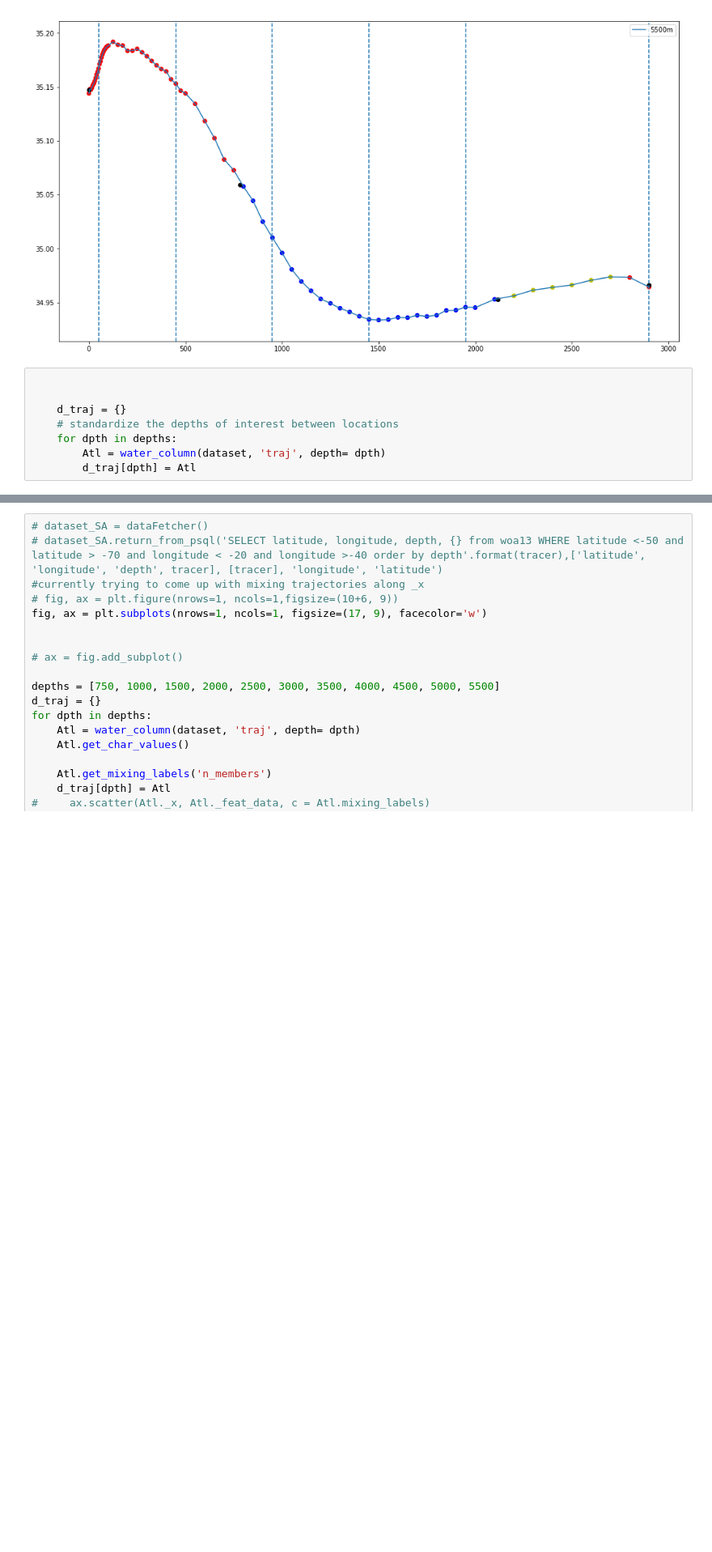
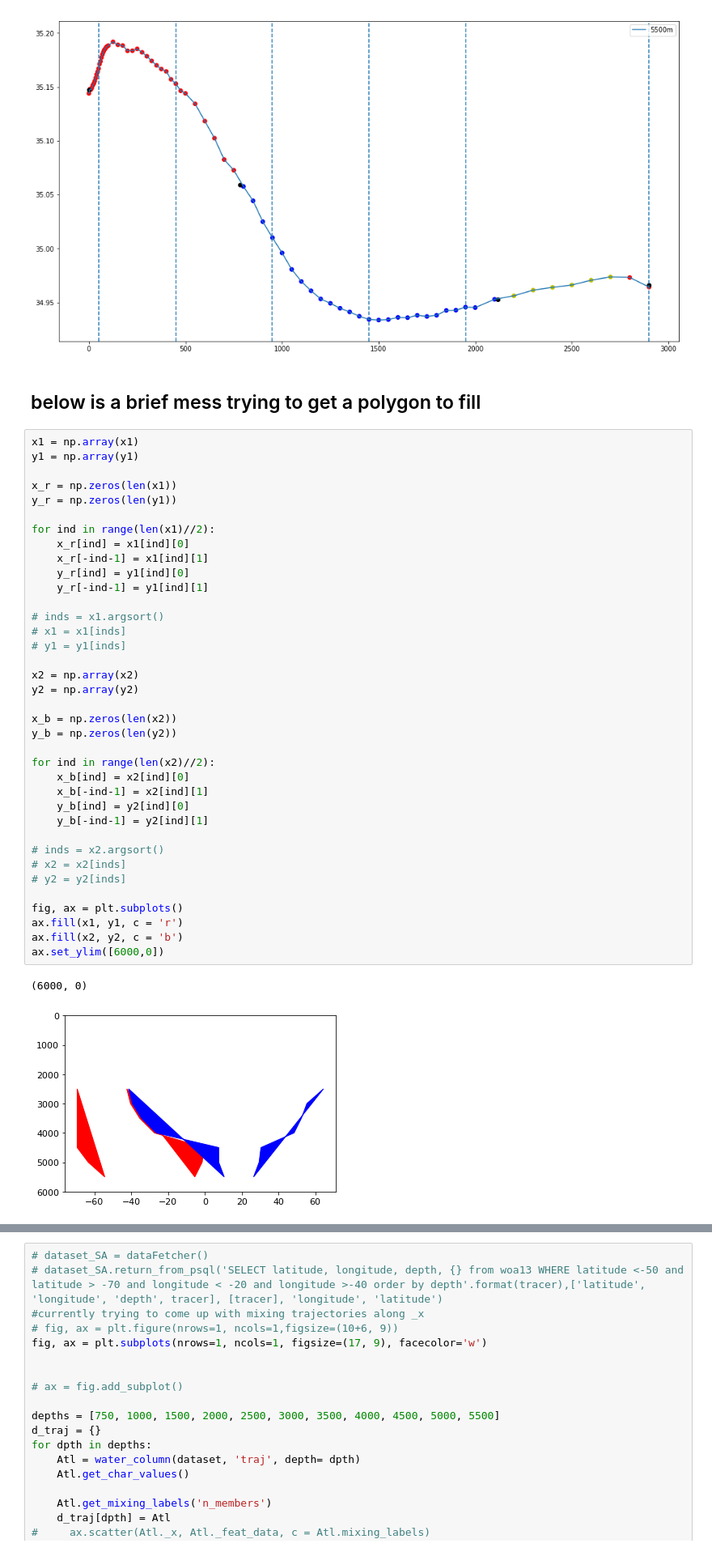
Before and after one commit to jordanplanders/Thinkful, a Jupyter notebook: Capstone Project/watercol_connectedness.ipynb, the cells around one changed output, grey strips where cells are left out. Shown at 81% size. Drawn from its saved outputs; the diff is of its cells as text; blank space fills up the shorter version.

```diff
--- a/Capstone Project/watercol_connectedness.ipynb
+++ b/Capstone Project/watercol_connectedness.ipynb
@@ -332,11 +330,45 @@ plt.legend()
 # %% [output]
 <matplotlib.legend.Legend at 0x...>
 [figure]
-# %%
-
-
-    d_traj = {}
-    # standardize the depths of interest between locations
-    for dpth in depths:
-        Atl = water_column(dataset, 'traj', depth= dpth)
-        d_traj[dpth] = Atl
+# %% [markdown]
+## below is a brief mess trying to get a polygon to fill
+# %%
+x1 = np.array(x1)
+y1 = np.array(y1)
+
+x_r = np.zeros(len(x1))
+y_r = np.zeros(len(y1))
+
+for ind in range(len(x1)//2):
+    x_r[ind] = x1[ind][0]
+    x_r[-ind-1] = x1[ind][1]
+    y_r[ind] = y1[ind][0]
+    y_r[-ind-1] = y1[ind][1]
+
+# inds = x1.argsort()
+# x1 = x1[inds]
+# y1 = y1[inds]
+
+x2 = np.array(x2)
+y2 = np.array(y2)
+
+x_b = np.zeros(len(x2))
+y_b = np.zeros(len(y2))
+
+for ind in range(len(x2)//2):
+    x_b[ind] = x2[ind][0]
+    x_b[-ind-1] = x2[ind][1]
+    y_b[ind] = y2[ind][0]
+    y_b[-ind-1] = y2[ind][1]
+
+# inds = x2.argsort()
+# x2 = x2[inds]
+# y2 = y2[inds]
+
+fig, ax = plt.subplots()
+ax.fill(x1, y1, c = 'r')
+ax.fill(x2, y2, c = 'b')
+ax.set_ylim([6000,0])
+# %% [output]
+(6000, 0)
+[figure, added]
```
Also changed, not shown: parts of 11 cells of this notebook.
